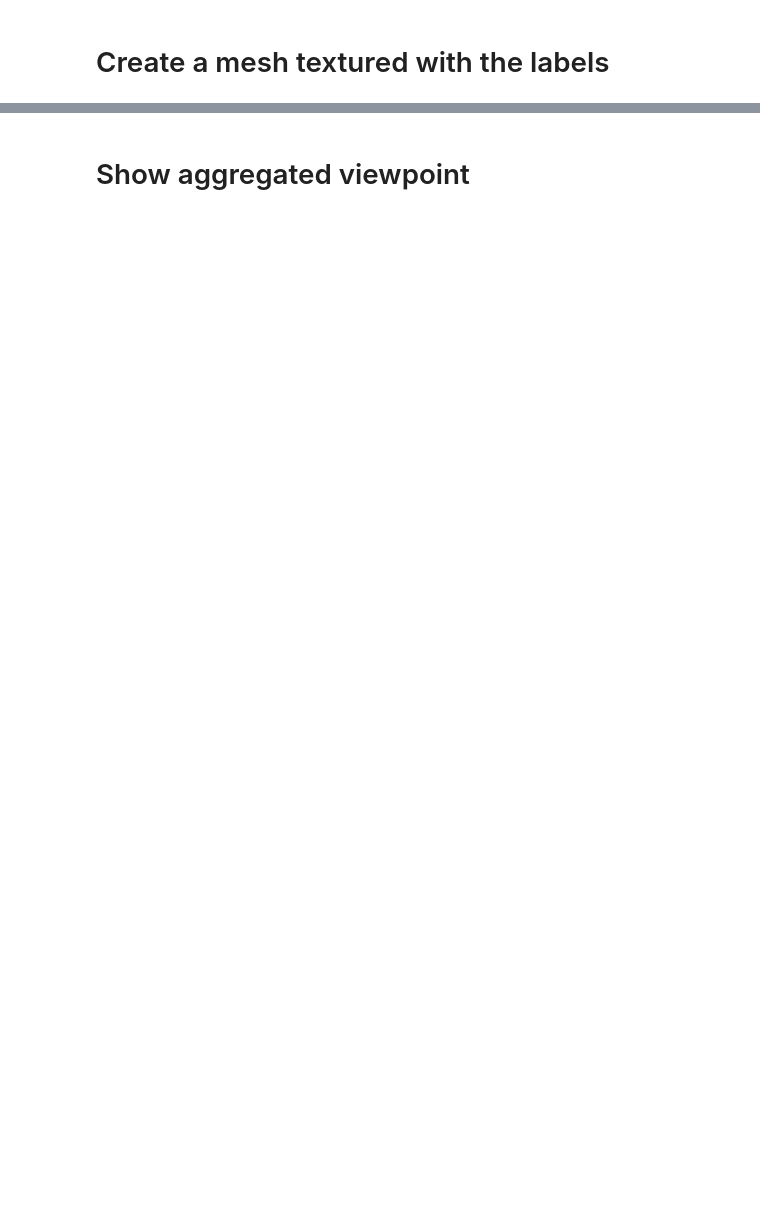
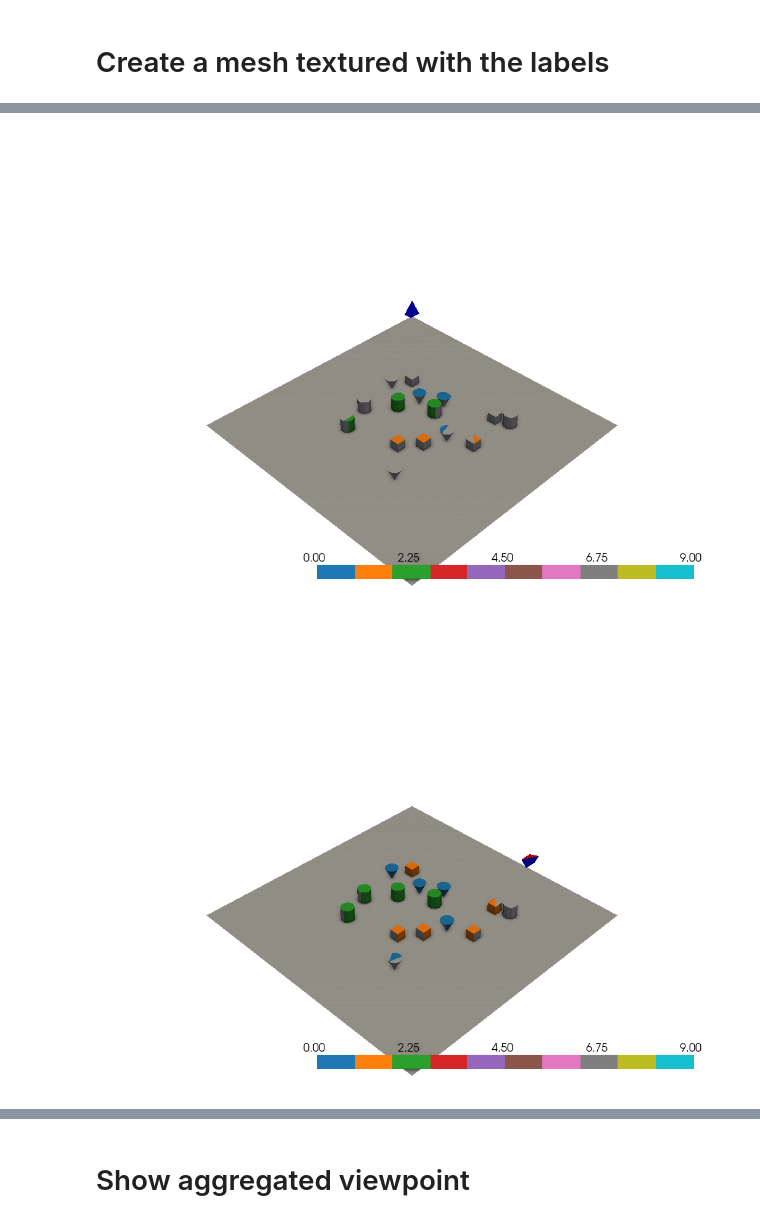
Before and after one commit to open-forest-observatory/geograypher, a Jupyter notebook: examples/concept_figure.ipynb, the cells around one changed output, grey strips where cells are left out. Cells and saved outputs as stored; diff of their text form; code cells hidden in the pictures; blank space fills up the shorter version.

```diff
--- a/examples/concept_figure.ipynb
+++ b/examples/concept_figure.ipynb
@@ -347,16 +272,21 @@ aggregation_mesh.vis(vis_scalars=counts)
 # %%
 for i in range(5):
     sub_camera_set = segmentor_camera_set.get_subset_cameras([i])
     (
         normalized_face_texture,
         face_texture,
         counts,
     ) = aggregation_mesh.aggregate_viewpoints_pytorch3d(sub_camera_set)
     max_class = np.argmax(face_texture, axis=1).astype(float)
     zeros_mask = np.sum(face_texture, axis=1) == 0
     max_class[zeros_mask] = np.nan
     aggregation_mesh.vis(
         vis_scalars=max_class,
+        camera_set=sub_camera_set,
         force_xvfb=True,
         mesh_kwargs={"cmap": "tab10", "clim": (0, 9)},
+        screenshot_filename=Path(FIGURES_SAVE_FOLDER, f"aggregated_predicted_scene_{i:03d}.png"),
     )
+# %% [output]
+[figure, added]
+[figure, added]
```
Also changed, not shown: parts of 22 cells of this notebook.
